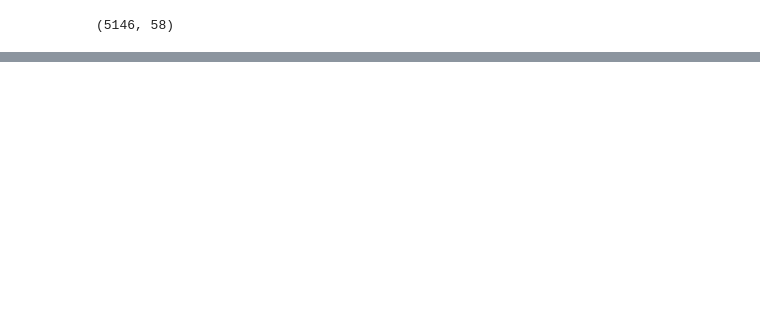
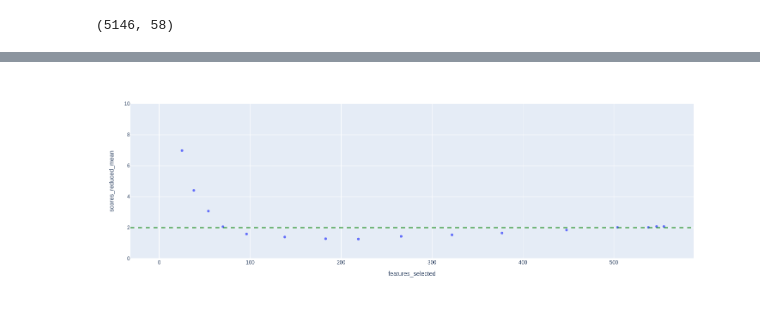
Before and after one commit to jonnor/embeddedml, a Jupyter notebook: handson/svm-vectors/HumanActivityRecognition.ipynb, the cells around one changed output, grey strips where cells are left out. Saved outputs shown, nothing was run; the diff lists cells and outputs as text; code cells hidden in the pictures; blank space fills up the shorter version.

```diff
--- a/handson/svm-vectors/HumanActivityRecognition.ipynb
+++ b/handson/svm-vectors/HumanActivityRecognition.ipynb
@@ -233,0 +263,23 @@ pipe.named_steps['nusvc'].support_vectors_.shape
+# %%
+import scipy.stats
+
+def mean_confidence_interval(data, confidence=0.95):
+    a = 1.0 * np.array(data)
+    n = len(a)
+    m, se = np.mean(a), scipy.stats.sem(a)
+    h = se * scipy.stats.t.ppf((1 + confidence) / 2., n-1)
+    return m, m-h, m+h
+
+#def mean_confidence_err(data, **kwargs):
+#    mean, lower, upper = mean_confidence_interval(data, **kwargs)
+#    return
+
+results['scores_full_mean'] = results['cv_scores_full'].apply(np.mean)
+#results['scores_full_ci'] = results['cv_scores_full'].apply(mean_confidence_interval)
+
+results['scores_reduced_mean'] = results['cv_scores_reduced'].apply(np.mean)
+#results['scores_reduced_ci'] = results['cv_scores_reduced'].apply(mean_confidence_interval)
+
+results = results.drop(columns=['cv_scores_full', 'cv_scores_reduced'])
+
+results
@@ -233,0 +304,20 @@ pipe.named_steps['nusvc'].support_vectors_.shape
+# %%
+
+import plotly
+import plotly.express
+
+# FIXME: plot both full and reduced, in separate colors
+# FIXME: add error bars
+# TODO: include other data on hover, like complexity value
+fig = plotly.express.scatter(results,
+                 x="features_selected",
+                 y="scores_reduced_mean",
+                 #color="species",
+                 #error_y="scores_reduced_mean",
+)
+fig.update_layout(height=500, width=800,)
+fig.add_hline(y=2.0, line_width=2, line_dash="dash", line_color="green")
+fig.update_yaxes(range=[0.0, 10.0])
+fig.show()
+# %% [output]
+[figure, added]
```
Also changed, not shown: parts of 32 cells of this notebook.
